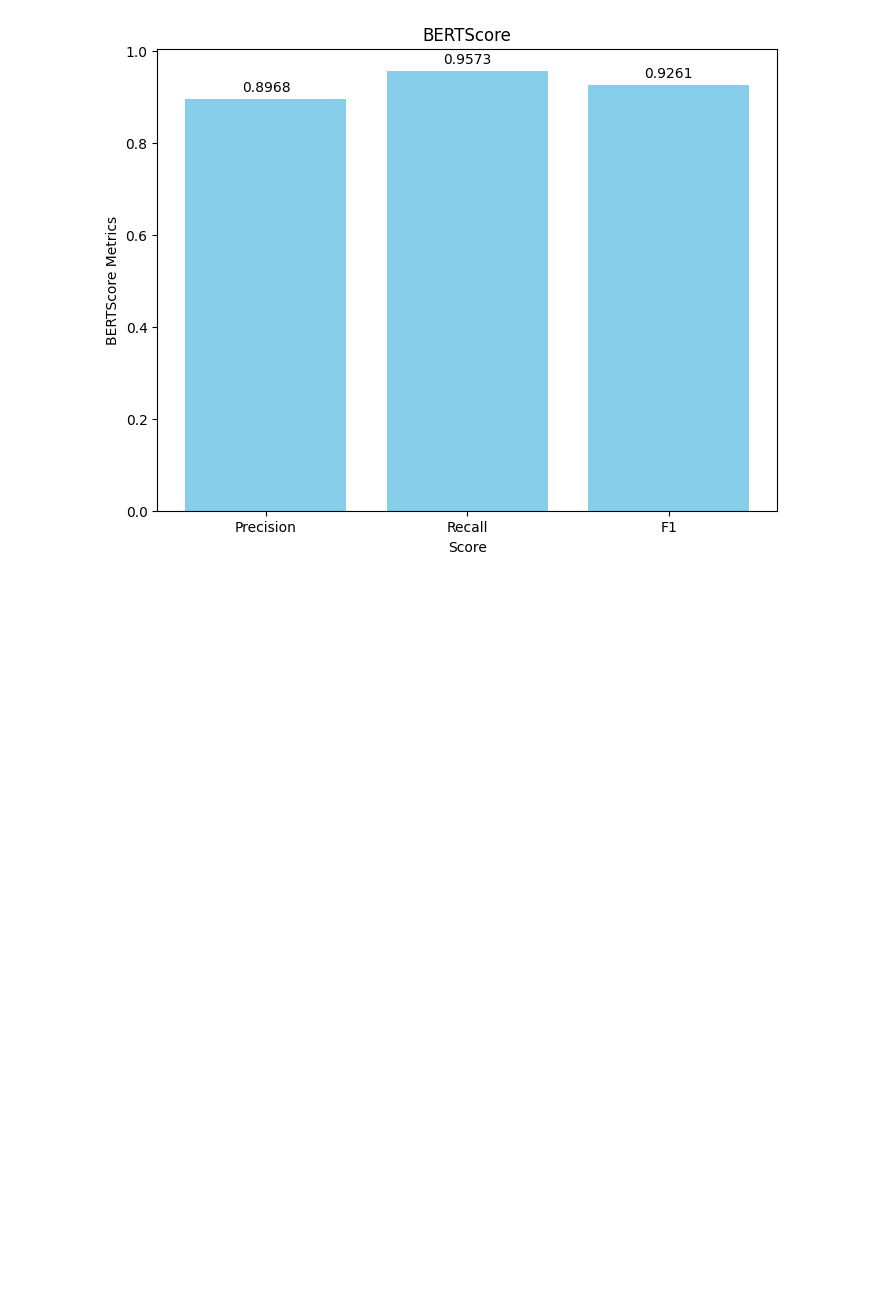
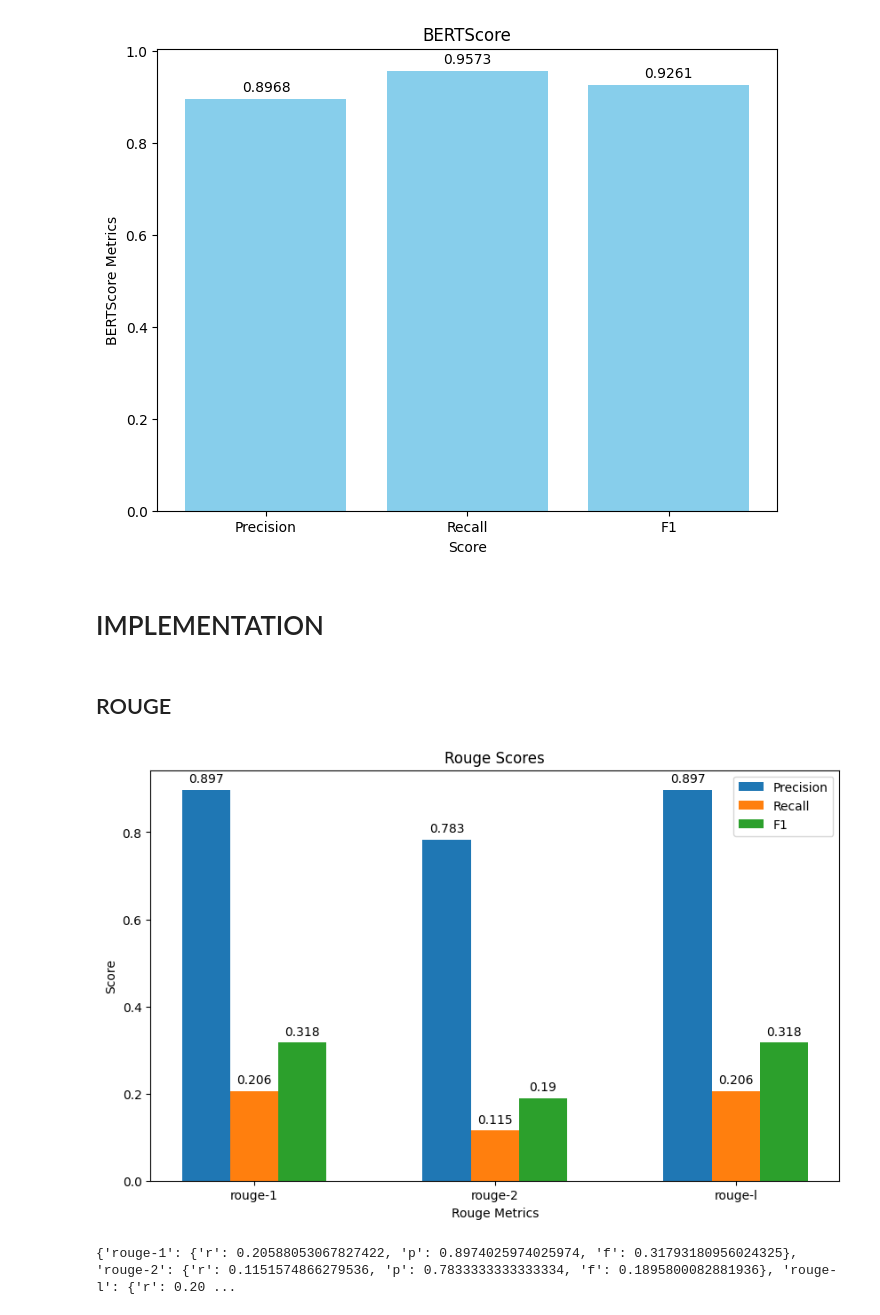
Before and after one commit to kairamilanifitria/Thesis, a Jupyter notebook: TESTING_TRY.ipynb, the cells around one changed output. Saved outputs shown, nothing was run; the diff lists cells and outputs as text; code cells hidden in the pictures; blank space fills up the shorter version.

```diff
--- a/TESTING_TRY.ipynb
+++ b/TESTING_TRY.ipynb
@@ -160,3 +160,21 @@ Please note that authentication is recommended but still optional to access publ
 Some weights of RobertaModel were not initialized from the model checkpoint at roberta-large and are newly initialized: ['roberta.pooler.dense.weight', 'roberta.pooler.dense.bias']
 You should probably TRAIN this model on a down-stream task to be able to use it for predictions and inference.
 [figure]
+# %% [markdown]
+# IMPLEMENTATION #
+# %% [markdown]
+## ROUGE ##
+# %%
+# Ground Truth
+references = ["pip install flair",
+              "FLAIR framework",
+              "https://github.com/zalandoresearch/flair",
+              "Presented FLAIR as a framework designed to facilitate experimentation with different embedding types, as well as training and distributing sequence labeling and text classification models.",
+              "at least version 3.6 of Python"]
+# %%
+# Prediksi RAG
+predictions_rag = ["The command for installing the FLAIR library is pip install flair",
+              "The proposed solution from this paper is the FLAIR framework. It is designed to address the challenges of working with different types of word embeddings. The framework provides a unified interface for all word embeddings and allows researchers to build a single model architecture that can make use of any type of word embedding with no additional engineering effort. It also includes convenience methods for downloading NLP research datasets, model training routines, and pre-trained models. The FLAIR framework aims to simplify the process of setting up and executing experiments in natural language processing.",
+              "The GitHub link for the FLAIR framework is: https://github.com/zalandoresearch/flair",
+              "The purpose of the presented framework, called FLAIR, is to address the challenges of using different types of word embeddings in natural language processing (NLP) tasks. The framework aims to abstract away from specific engineering challenges and provide a unified interface for all word embeddings. It allows researchers to build a single model architecture that can make use of any type of word embedding with no additional engineering effort. The framework also includes convenience methods for downloading NLP datasets, model training and hyperparameter selection routines, and a growing list of pre-trained models. Overall, the framework is designed to facilitate experimentation with different embedding types and training and distributing sequence labeling and text classification models.",
+              "The minimum version of Python required to set up FLAIR in the environment is Python 3.6."]
@@ -162,0 +188,38 @@ You should probably TRAIN this model on a down-stream task to be able to use it
+# %%
+import matplotlib.pyplot as plt
+from rouge import Rouge
+rouge = Rouge()
+
+def visualize_rouge_scores(rouge_scores):
+    metrics = ['rouge-1', 'rouge-2', 'rouge-l']
+    precision = [rouge_scores[metric]['p'] for metric in metrics]
+    recall = [rouge_scores[metric]['r'] for metric in metrics]
+    f1 = [rouge_scores[metric]['f'] for metric in metrics]
+
+    fig, ax = plt.subplots(figsize=(10, 6))
+    width = 0.2
+    bar1 = ax.bar(range(len(metrics)), precision, width, label='Precision')
+    bar2 = ax.bar([i + width for i in range(len(metrics))], recall, width, label='Recall')
+    bar3 = ax.bar([i + 2 * width for i in range(len(metrics))], f1, width, label='F1')
+
+    ax.set_title('Rouge Scores')
+    ax.set_xlabel('Rouge Metrics')
+    ax.set_ylabel('Score')
+    ax.set_xticks([i + width for i in range(len(metrics))])
+    ax.set_xticklabels(metrics)
+    ax.legend()
+
+    # Annotate bars with values
+    for bars in [bar1, bar2, bar3]:
+        for bar in bars:
+            yval = bar.get_height()
+            plt.text(bar.get_x() + bar.get_width()/2, yval + 0.01, round(yval, 3), ha='center', va='bottom')
+
+    plt.show()
+
+rouge_scores = rouge.get_scores(references, predictions_rag, avg=True)
+visualize_rouge_scores(rouge_scores)
+print(rouge_scores)
+# %% [output]
+[figure, added]
+{'rouge-1': {'r': 0.20588053067827422, 'p': 0.8974025974025974, 'f': 0.31793180956024325}, 'rouge-2': {'r': 0.1151574866279536, 'p': 0.7833333333333334, 'f': 0.1895800082881936}, 'rouge-l': {'r': 0.20 ...
```
Also changed, not shown: parts of 3 cells of this notebook.
